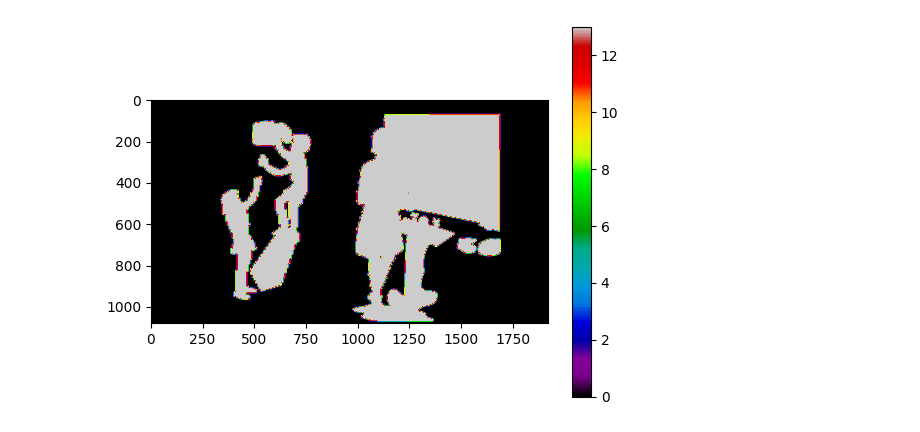
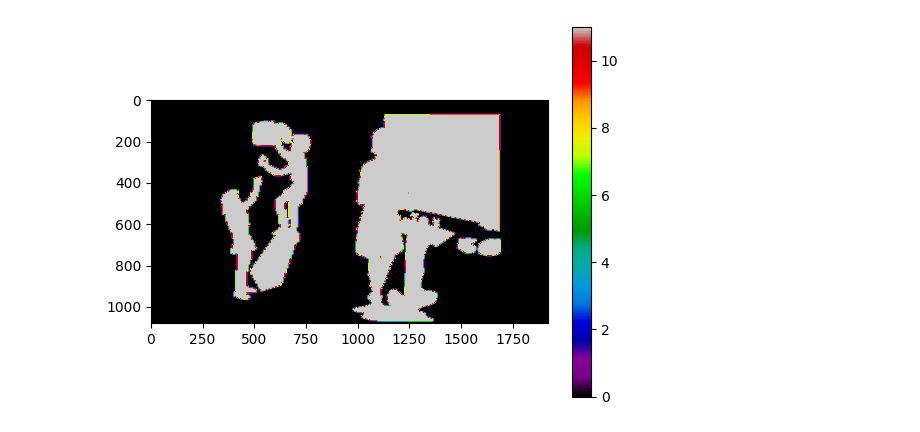
Before and after one commit to mariarlima/llm-hri-cognitive-health, a Jupyter notebook: AnalysisTools/EyeGazeDataTools/GMM.ipynb, the cells around one changed output. Drawn from its saved outputs; the diff is of its cells as text; code cells hidden in the pictures.

```diff
--- a/AnalysisTools/EyeGazeDataTools/GMM.ipynb
+++ b/AnalysisTools/EyeGazeDataTools/GMM.ipynb
@@ -102,23 +102,22 @@ image_component_id_lookup = {
     3: "Window",
     4: "Boy",
     5: "Lady",
-    6: "Cookie",
-    7: "Plate",
-    8: "Girl",
-    9: "Wash Cloth",
-    10: "Sink",
-    11: "Stool",
-    12: "Water",
-    13: "Dishes",
-    14: "Image Components"
+    6: "Plate, Washing Cloth",
+    7: "Girl",
+    8: "Water, Sink",
+    9: "Stool",
+    10: "Dishes",
+    11: "Image Components"
 }
+seperated_masks = {}
 # %%
 for id in mask_id_list:
     isolated_mask = segmented_mask.copy()
     isolated_mask[isolated_mask != id] = -1
     print(f"id: {id}, tag: {image_component_id_lookup[id]}")
-    print(isolated_mask)
-    plt.imshow(isolated_mask, cmap='nipy_spectral')
+    print(np.unique(isolated_mask))
+    seperated_masks[id] = isolated_mask
+    plt.imshow(seperated_masks[id], cmap='nipy_spectral')
     plt.colorbar()
     plt.show()
 # %% [output]
@@ -180,8 +143,9 @@ id: 5, tag: Lady
 # %%
 image_component_mask = segmented_mask.copy()
-image_component_mask[image_component_mask != 0] = 13
-plt.imshow(image_component_mask, cmap='nipy_spectral')
+image_component_mask[image_component_mask != 0] = len(image_component_id_lookup) - 1
+seperated_masks[len(image_component_id_lookup) - 1] = image_component_mask
+plt.imshow(seperated_masks[len(image_component_id_lookup) - 1], cmap='nipy_spectral')
 plt.colorbar()
 plt.show()
 # %% [output]
-[figure, old version]
+[figure, new version]
```
Also changed, not shown: parts of 12 cells of this notebook, 6 other files.
